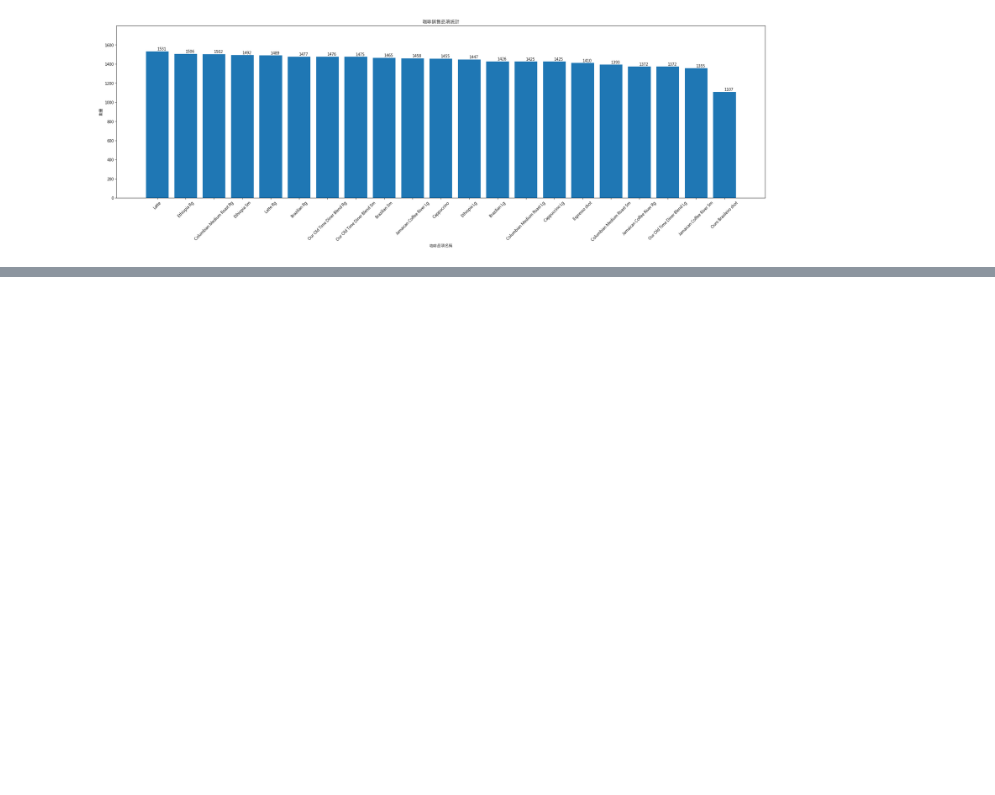
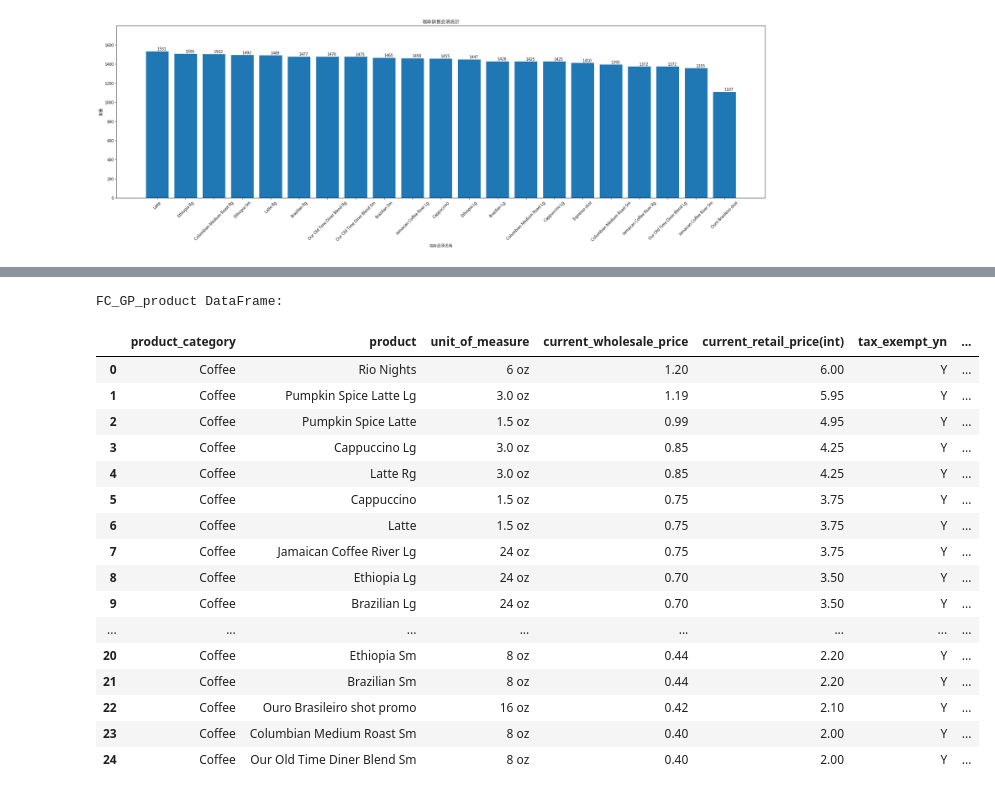
Before and after one commit to evayang1223/Python-Projects, a Jupyter notebook: coffee project_notebook.ipynb, the cells around one changed output, grey strips where cells are left out. Saved outputs shown, nothing was run; the diff lists cells and outputs as text; code cells hidden in the pictures; blank space fills up the shorter version.

```diff
--- a/coffee project_notebook.ipynb
+++ b/coffee project_notebook.ipynb
@@ -95,0 +256,4 @@ plt.show()
+# %%
+product.info()
+temp4 = ['product_category','product','unit_of_measure','current_wholesale_price','current_retail_price(int)','tax_exempt_yn']
+GF_product = product.copy()[temp4]
@@ -95,0 +281,5 @@ plt.show()
+# %%
+#計算毛利
+GF_product['profit']=GF_product['current_retail_price(int)']-GF_product['current_wholesale_price']
+print("GF_product DataFrame:")
+display(GF_product)
@@ -95,0 +301,26 @@ plt.show()
+# %%
+#篩選咖啡飲品
+filter = (GF_product["product_category"]=="Coffee")
+FC_GP_product= GF_product[filter]
+FC_GP_product = FC_GP_product.sort_values(by='profit', ascending=False).reset_index(drop=True)
+print("FC_GP_product DataFrame:")
+display(FC_GP_product)
+# %% [output]
+FC_GP_product DataFrame:
+|  | product_category | product | unit_of_measure | current_wholesale_price | current_retail_price(int) | tax_exempt_yn | ... |
+| 0 | Coffee | Rio Nights | 6 oz | 1.20 | 6.00 | Y | ... |
+| 1 | Coffee | Pumpkin Spice Latte Lg | 3.0 oz | 1.19 | 5.95 | Y | ... |
+| 2 | Coffee | Pumpkin Spice Latte | 1.5 oz | 0.99 | 4.95 | Y | ... |
+| 3 | Coffee | Cappuccino Lg | 3.0 oz | 0.85 | 4.25 | Y | ... |
+| 4 | Coffee | Latte Rg | 3.0 oz | 0.85 | 4.25 | Y | ... |
+| 5 | Coffee | Cappuccino | 1.5 oz | 0.75 | 3.75 | Y | ... |
+| 6 | Coffee | Latte | 1.5 oz | 0.75 | 3.75 | Y | ... |
+| 7 | Coffee | Jamaican Coffee River Lg | 24 oz | 0.75 | 3.75 | Y | ... |
+| 8 | Coffee | Ethiopia Lg | 24 oz | 0.70 | 3.50 | Y | ... |
+| 9 | Coffee | Brazilian Lg | 24 oz | 0.70 | 3.50 | Y | ... |
+| ... | ... | ... | ... | ... | ... | ... | ... |
+| 20 | Coffee | Ethiopia Sm | 8 oz | 0.44 | 2.20 | Y | ... |
+| 21 | Coffee | Brazilian Sm | 8 oz | 0.44 | 2.20 | Y | ... |
+| 22 | Coffee | Ouro Brasileiro shot promo | 16 oz | 0.42 | 2.10 | Y | ... |
+| 23 | Coffee | Columbian Medium Roast Sm | 8 oz | 0.40 | 2.00 | Y | ... |
+| 24 | Coffee | Our Old Time Diner Blend Sm | 8 oz | 0.40 | 2.00 | Y | ... |
```
Also changed, not shown: parts of 18 cells of this notebook.
